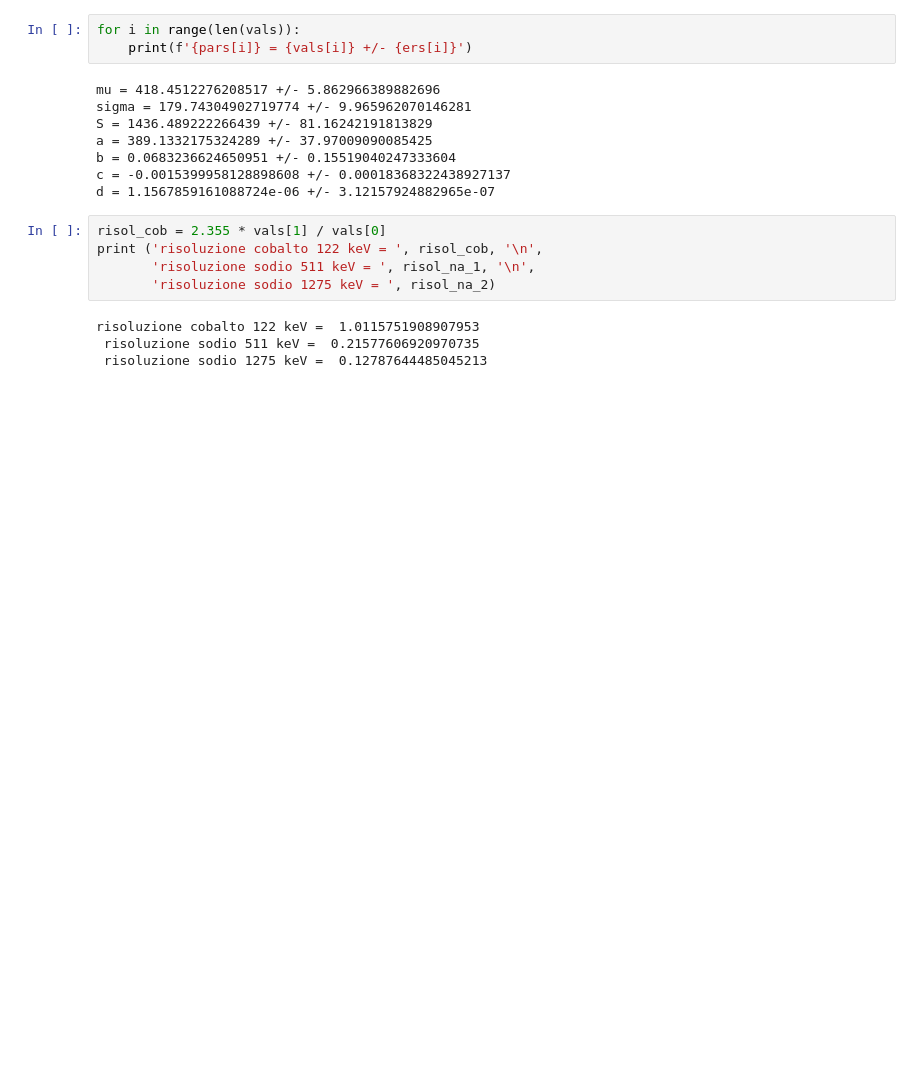
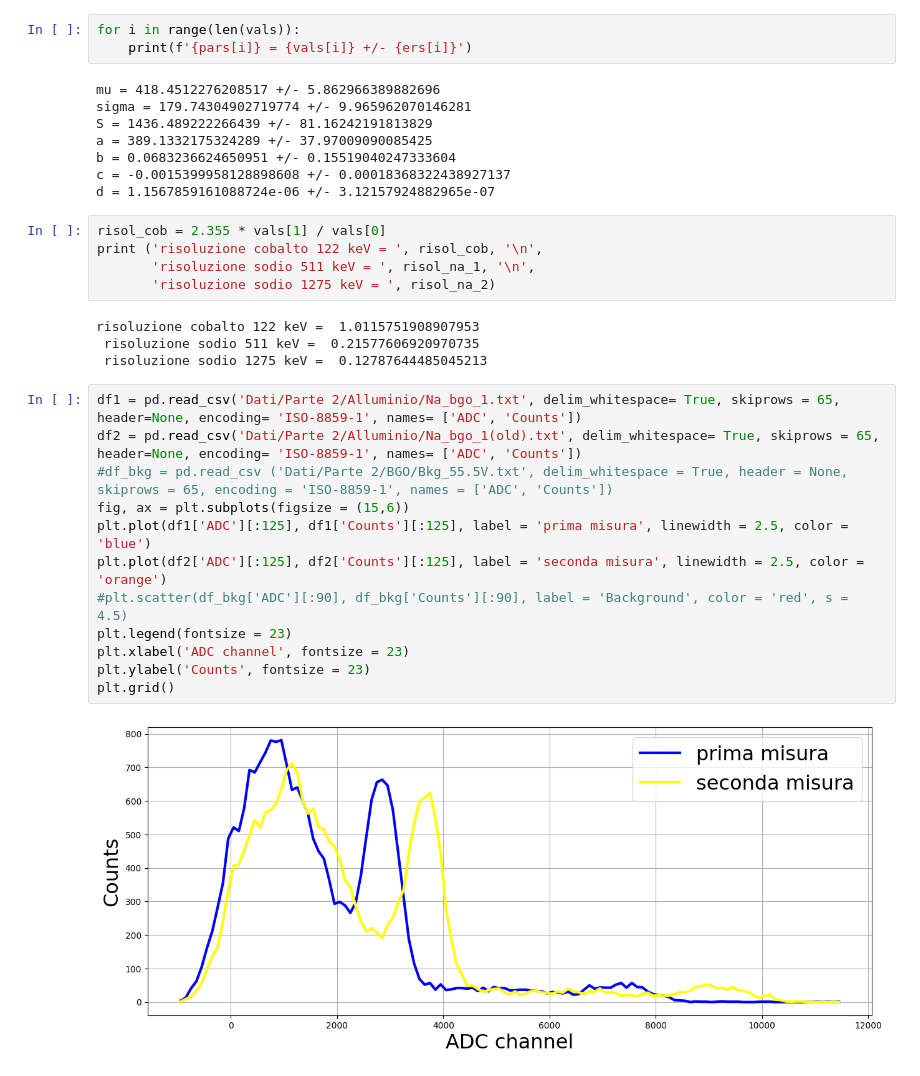
Before and after one commit to Pavar0tty/Laboratorio_SiPM, a Jupyter notebook: Analisi/Parte 2/BGO_analisi.ipynb, the cells around one changed output. Drawn from its saved outputs; the diff is of its cells as text; blank space fills up the shorter version.

```diff
--- a/Analisi/Parte 2/BGO_analisi.ipynb
+++ b/Analisi/Parte 2/BGO_analisi.ipynb
@@ -200,3 +200,17 @@ print ('risoluzione cobalto 122 keV = ', risol_cob, '\n',
 risoluzione cobalto 122 keV =  1.0115751908907953
  risoluzione sodio 511 keV =  0.21577606920970735
  risoluzione sodio 1275 keV =  0.12787644485045213
+# %%
+df1 = pd.read_csv('Dati/Parte 2/Alluminio/Na_bgo_1.txt', delim_whitespace= True, skiprows = 65, header=None, encoding= 'ISO-8859-1', names= ['ADC', 'Counts'])
+df2 = pd.read_csv('Dati/Parte 2/Alluminio/Na_bgo_1(old).txt', delim_whitespace= True, skiprows = 65, header=None, encoding= 'ISO-8859-1', names= ['ADC', 'Counts'])
+#df_bkg = pd.read_csv ('Dati/Parte 2/BGO/Bkg_55.5V.txt', delim_whitespace = True, header = None, skiprows = 65, encoding = 'ISO-8859-1', names = ['ADC', 'Counts'])
+fig, ax = plt.subplots(figsize = (15,6))
+plt.plot(df1['ADC'][:125], df1['Counts'][:125], label = 'prima misura', linewidth = 2.5, color = 'blue')
+plt.plot(df2['ADC'][:125], df2['Counts'][:125], label = 'seconda misura', linewidth = 2.5, color = 'orange')
+#plt.scatter(df_bkg['ADC'][:90], df_bkg['Counts'][:90], label = 'Background', color = 'red', s = 4.5)
+plt.legend(fontsize = 23)
+plt.xlabel('ADC channel', fontsize = 23)
+plt.ylabel('Counts', fontsize = 23)
+plt.grid()
+# %% [output]
+[figure, added]
```
Also changed, not shown: parts of 2 cells of this notebook, 5 other files.
